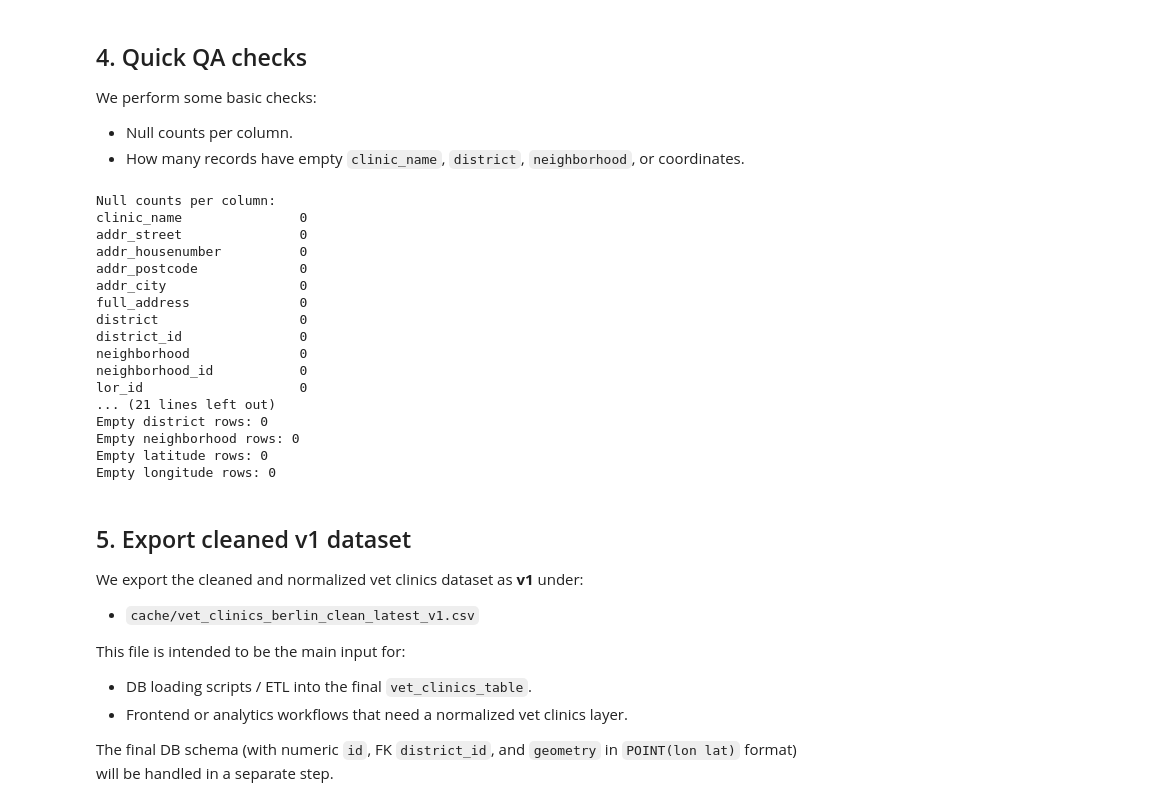
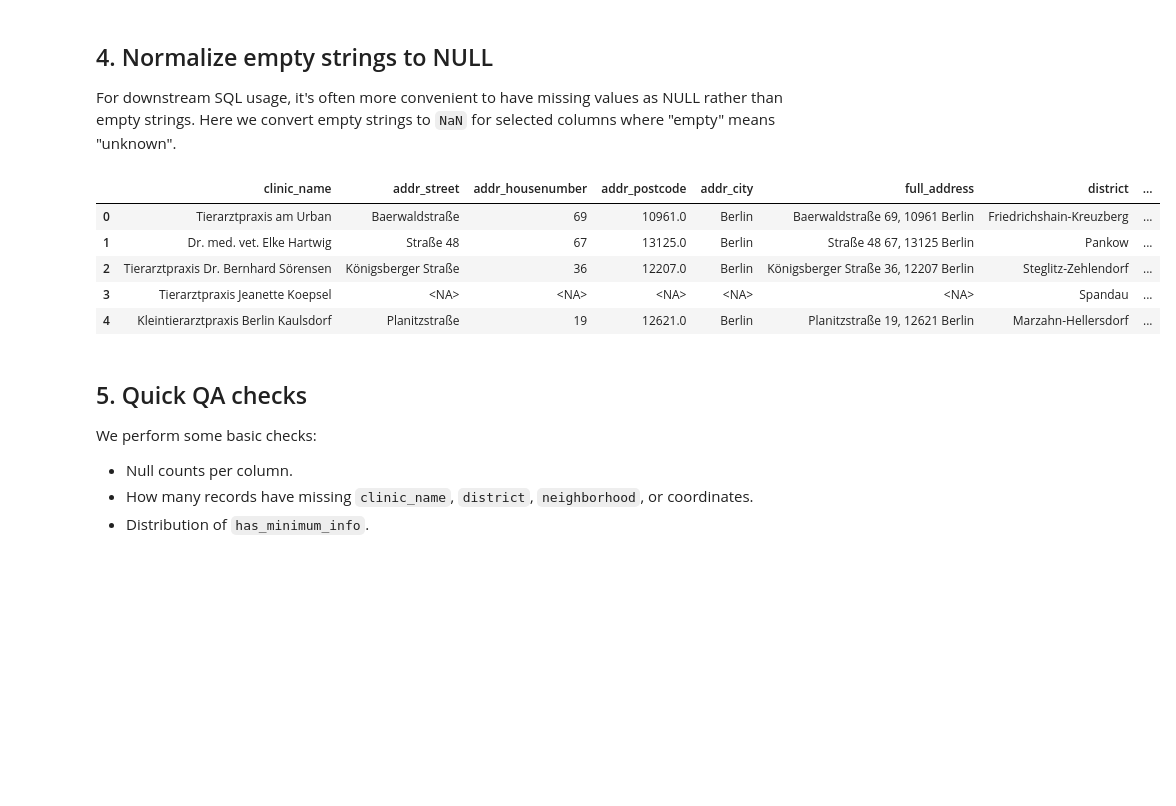
Before and after one commit to Nigar1209/berlin-poi-osm-pipeline, a Jupyter notebook: veterinary_clinics/02_vet_clinics_cleaning_and_normalization.ipynb, the cells around one changed output. Saved outputs shown, nothing was run; the diff lists cells and outputs as text; code cells hidden in the pictures; blank space fills up the shorter version.

Commit message:
Keep geometry and use NULLs in vet clinics v0/v1; add has_minimum_info flag

```diff
--- a/veterinary_clinics/02_vet_clinics_cleaning_and_normalization.ipynb
+++ b/veterinary_clinics/02_vet_clinics_cleaning_and_normalization.ipynb
@@ -335,49 +386,49 @@ df_clean.head()
 # %% [markdown]
-## 4. Quick QA checks
+## 4. Normalize empty strings to NULL
 
-We perform some basic checks:
-
-- Null counts per column.
-- How many records have empty `clinic_name`, `district`, `neighborhood`, or coordinates.
+For downstream SQL usage, it's often more convenient to have missing values
+as NULL rather than empty strings. Here we convert empty strings to `NaN`
+for selected columns where "empty" means "unknown".
 # %%
-print("Null counts per column:")
-print(df_clean.isna().sum())
+cols_where_null_is_better = [
+    "clinic_name",
+    "addr_street",
+    "addr_housenumber",
+    "addr_postcode",
+    "addr_city",
+    "full_address",
+    "district",
+    "district_id",
+    "neighborhood",
+    "neighborhood_id",
+    "services_offered",
+    "operating_hours",
+    "operating_days",
+    "phone_main",
+    "email_main",
+    "website_main",
+    "contact_info",
+    "accessibility_features",
+]
 
-print("\nEmpty clinic_name rows:", (df_clean["clinic_name"].str.strip() == "").sum())
-print("Empty district rows:", (df_clean["district"].str.strip() == "").sum())
-print("Empty neighborhood rows:", (df_clean["neighborhood"].str.strip() == "").sum())
-print("Empty latitude rows:", df_clean["latitude"].isna().sum())
-print("Empty longitude rows:", df_clean["longitude"].isna().sum())
+for col in cols_where_null_is_better:
+    if col in df_clean.columns:
+        df_clean[col] = df_clean[col].replace("", pd.NA)
+
+df_clean.head()
 # %% [output]
-Null counts per column:
-clinic_name               0
-addr_street               0
-addr_housenumber          0
-addr_postcode             0
-addr_city                 0
-full_address              0
-district                  0
-district_id               0
-neighborhood              0
-neighborhood_id           0
-lor_id                    0
-... (21 lines left out)
-Empty district rows: 0
-Empty neighborhood rows: 0
-Empty latitude rows: 0
-Empty longitude rows: 0
+|  | clinic_name | addr_street | addr_housenumber | addr_postcode | addr_city | full_address | district | ... |
+| 0 | Tierarztpraxis am Urban | Baerwaldstraße | 69 | 10961.0 | Berlin | Baerwaldstraße 69, 10961 Berlin | Friedrichshain-Kreuzberg | ... |
+| 1 | Dr. med. vet. Elke Hartwig | Straße 48 | 67 | 13125.0 | Berlin | Straße 48 67, 13125 Berlin | Pankow | ... |
+| 2 | Tierarztpraxis Dr. Bernhard Sörensen | Königsberger Straße | 36 | 12207.0 | Berlin | Königsberger Straße 36, 12207 Berlin | Steglitz-Zehlendorf | ... |
+| 3 | Tierarztpraxis Jeanette Koepsel | <NA> | <NA> | <NA> | <NA> | <NA> | Spandau | ... |
+| 4 | Kleintierarztpraxis Berlin Kaulsdorf | Planitzstraße | 19 | 12621.0 | Berlin | Planitzstraße 19, 12621 Berlin | Marzahn-Hellersdorf | ... |
 # %% [markdown]
-## 5. Export cleaned v1 dataset
+## 5. Quick QA checks
 
-We export the cleaned and normalized vet clinics dataset as **v1** under:
+We perform some basic checks:
 
-- `cache/vet_clinics_berlin_clean_latest_v1.csv`
-
-This file is intended to be the main input for:
-
-- DB loading scripts / ETL into the final `vet_clinics_table`.
-- Frontend or analytics workflows that need a normalized vet clinics layer.
-
-The final DB schema (with numeric `id`, FK `district_id`, and
-`geometry` in `POINT(lon lat)` format) will be handled in a separate step.
+- Null counts per column.
+- How many records have missing `clinic_name`, `district`, `neighborhood`, or coordinates.
+- Distribution of `has_minimum_info`.
 # %%
```
Also changed, not shown: parts of 13 cells of this notebook, 3 other files.
